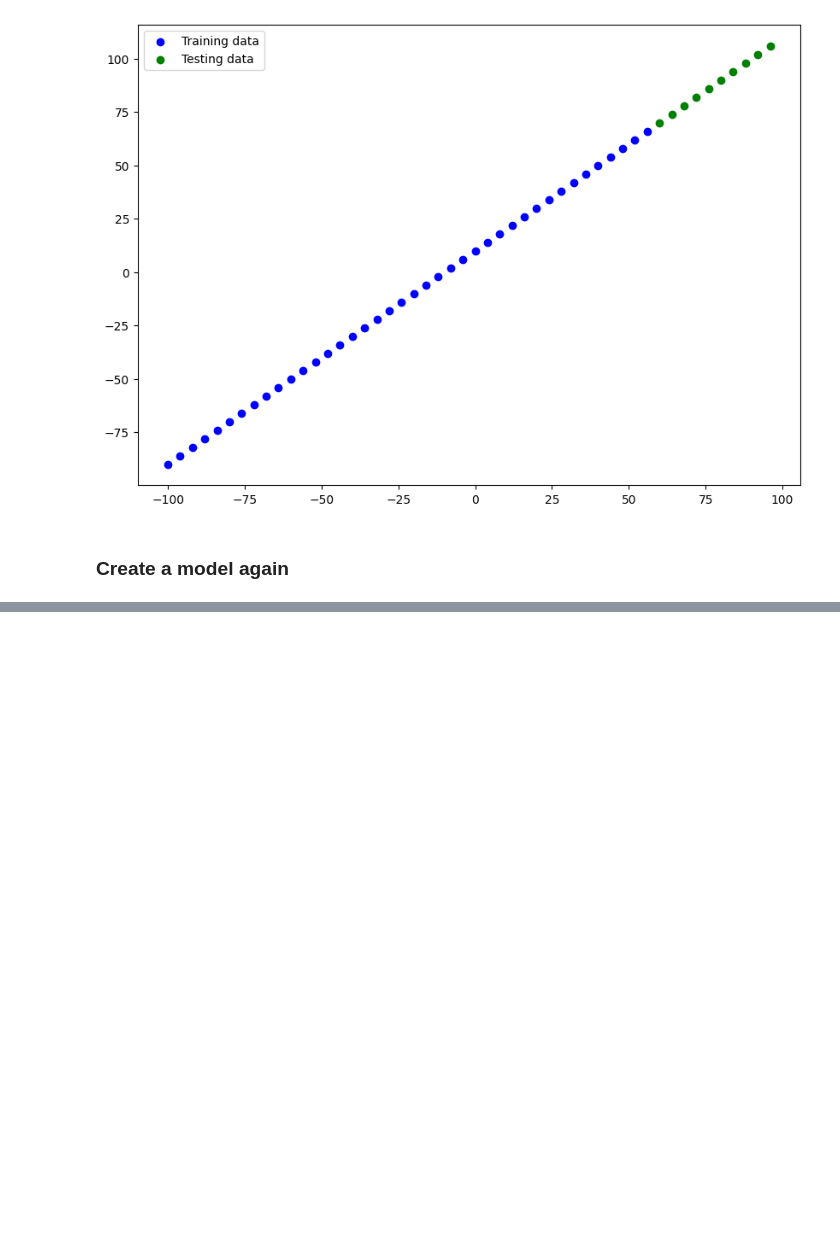
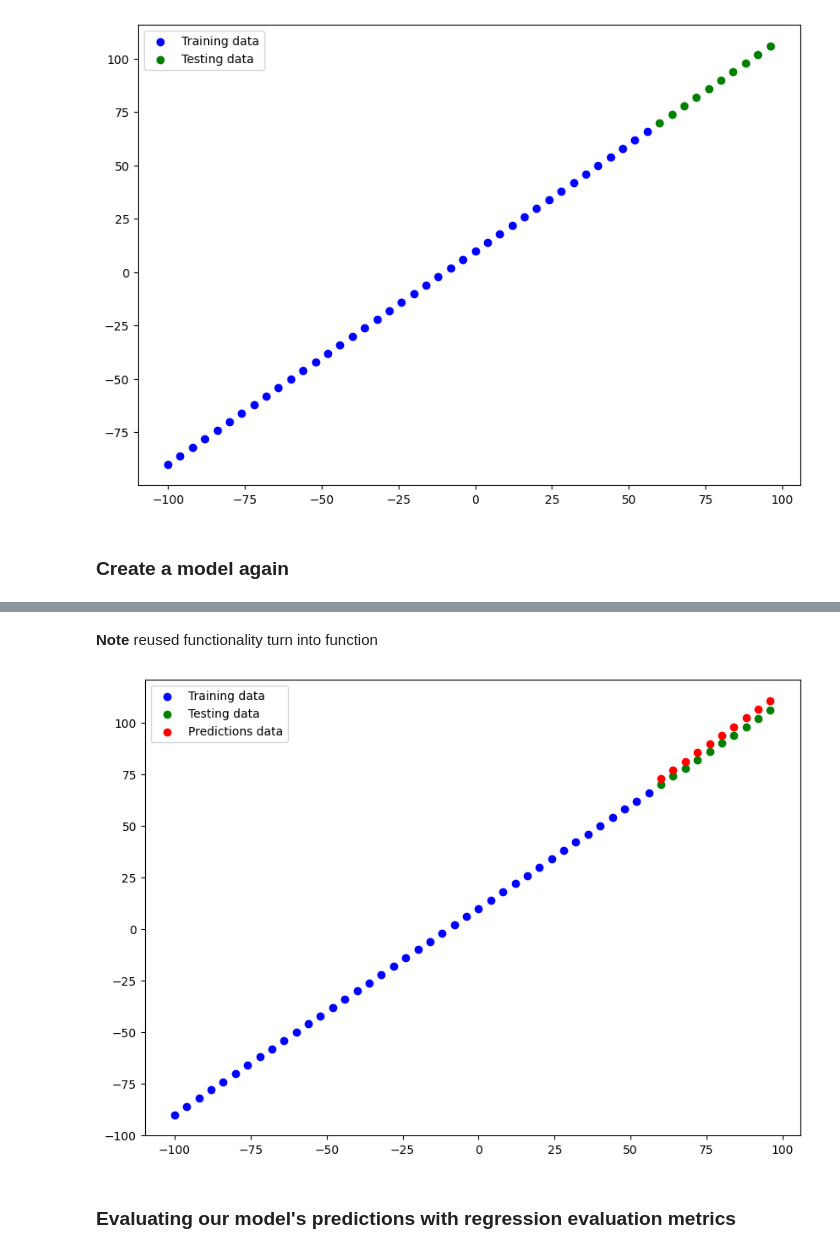
Before and after one commit to KrzysztofKaluza/Tensorflow-Bootcamp, a Jupyter notebook: 01_neural_network_regression_with_tensorflow.ipynb, the cells around one changed output, grey strips where cells are left out. Cells and saved outputs as stored; diff of their text form; code cells hidden in the pictures; blank space fills up the shorter version.

```diff
--- a/01_neural_network_regression_with_tensorflow.ipynb
+++ b/01_neural_network_regression_with_tensorflow.ipynb
@@ -365,0 +449,3 @@ model.compile(optimizers.Adam(learning_rate=0.01),)
+# %%
+y_pred=model.predict(X_test)
+y_pred, X_test, y_test
@@ -365,0 +471,25 @@ model.compile(optimizers.Adam(learning_rate=0.01),)
+# %% [markdown]
+**Note** reused functionality turn into function
+# %%
+def plot_predictions(training_data=X_train, training_labels=y_train, test_data=X_test, test_labels=y_test, predictions=y_pred):
+    """Plot training data, test data end compare predictions to test labels
+
+    Args:
+        training_data (_type_, optional): _description_. Defaults to X_train.
+        training_labels (_type_, optional): _description_. Defaults to y_train.
+        test_data (_type_, optional): _description_. Defaults to X_test.
+        test_labels (_type_, optional): _description_. Defaults to y_test.
+        predictions (_type_, optional): _description_. Defaults to y_predicted.
+    """
+    plt.figure(figsize=(10,7))
+    plt.scatter(training_data, training_labels, c="b", label="Training data")
+    plt.scatter(test_data, test_labels, c="g", label="Testing data")
+    plt.scatter(test_data, predictions, c="r", label="Predictions data")
+    plt.legend()
+    plt.show()
+# %%
+plot_predictions(training_data=X_train, training_labels=y_train, test_data=X_test, test_labels=y_test, predictions=y_pred)
+# %% [output]
+[figure, added]
+# %% [markdown]
+### Evaluating our model's predictions with regression evaluation metrics
```
Also changed, not shown: parts of 20 cells of this notebook.
